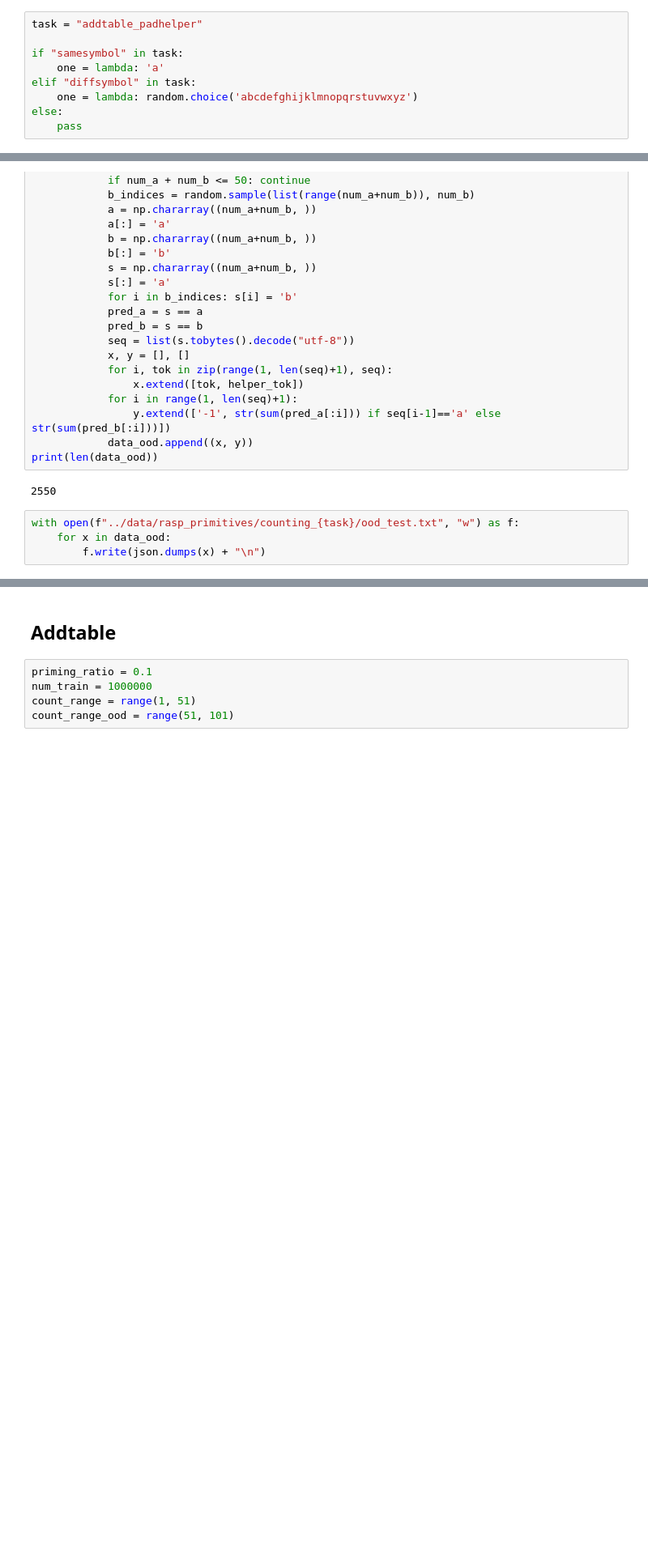
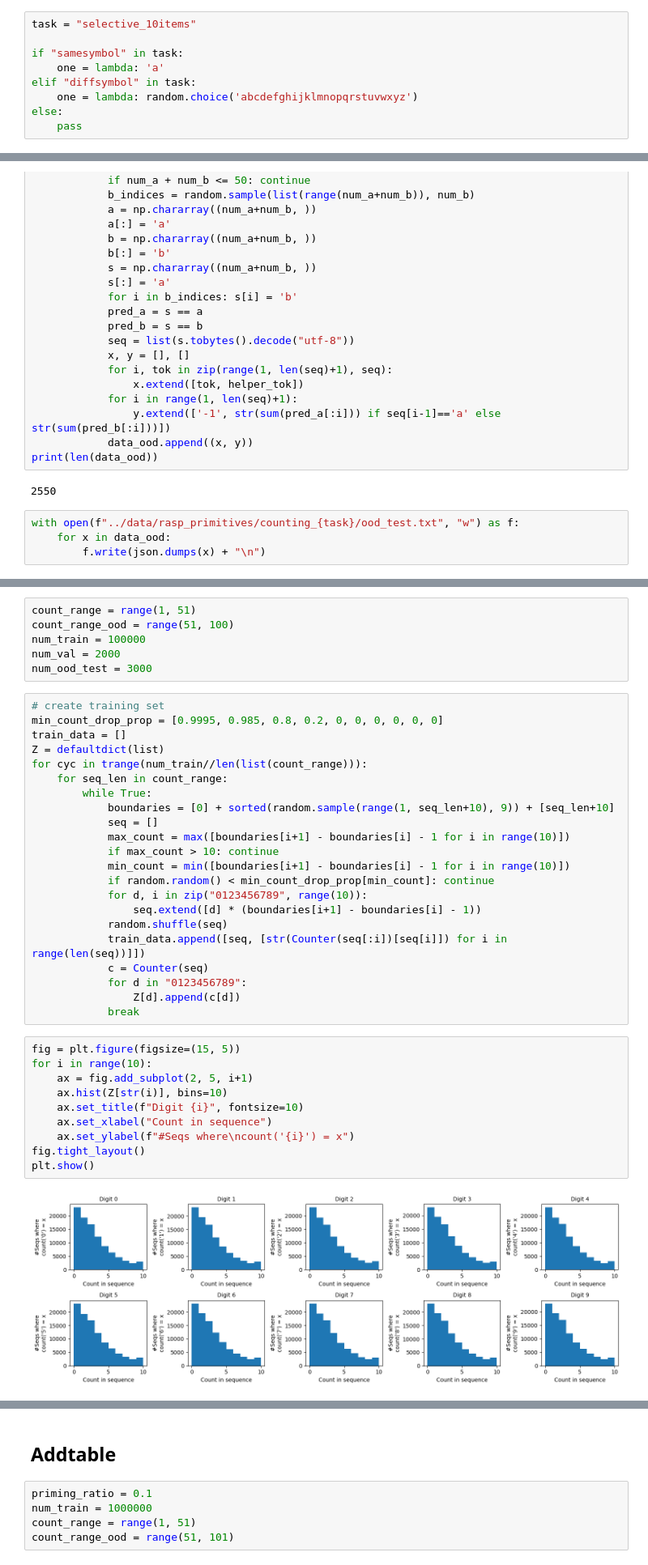
Before and after one commit to zdxdsw/inductive_counting_with_LMs, a Jupyter notebook: notebooks/counting.ipynb, the cells around one changed output, grey strips where cells are left out. Shown at 81% size. Cells and saved outputs as stored; diff of their text form; blank space fills up the shorter version.

Commit message:
selective_counting_10items notebook

```diff
--- a/notebooks/counting.ipynb
+++ b/notebooks/counting.ipynb
@@ -8,7 +8,7 @@ import matplotlib.pyplot as plt
 import matplotlib
 import pandas as pd
 # %%
-task = "addtable_padhelper"
+task = "selective_10items"
 
 if "samesymbol" in task:
     one = lambda: 'a'
@@ -953,0 +956,40 @@ with open(f"../data/rasp_primitives/counting_{task}/ood_test.txt", "w") as f:
+# %%
+count_range = range(1, 51)
+count_range_ood = range(51, 100)
+num_train = 100000
+num_val = 2000
+num_ood_test = 3000
+# %%
+# create training set
+min_count_drop_prop = [0.9995, 0.985, 0.8, 0.2, 0, 0, 0, 0, 0, 0]
+train_data = []
+Z = defaultdict(list)
+for cyc in trange(num_train//len(list(count_range))):
+    for seq_len in count_range:
+        while True:
+            boundaries = [0] + sorted(random.sample(range(1, seq_len+10), 9)) + [seq_len+10]
+            seq = []
+            max_count = max([boundaries[i+1] - boundaries[i] - 1 for i in range(10)])
+            if max_count > 10: continue
+            min_count = min([boundaries[i+1] - boundaries[i] - 1 for i in range(10)])
+            if random.random() < min_count_drop_prop[min_count]: continue
+            for d, i in zip("0123456789", range(10)):
+                seq.extend([d] * (boundaries[i+1] - boundaries[i] - 1))
+            random.shuffle(seq)
+            train_data.append([seq, [str(Counter(seq[:i])[seq[i]]) for i in range(len(seq))]])
+            c = Counter(seq)
+            for d in "0123456789":
+                Z[d].append(c[d])
+            break
+# %%
+fig = plt.figure(figsize=(15, 5))
+for i in range(10):
+    ax = fig.add_subplot(2, 5, i+1)
+    ax.hist(Z[str(i)], bins=10)
+    ax.set_title(f"Digit {i}", fontsize=10)
+    ax.set_xlabel("Count in sequence")
+    ax.set_ylabel(f"#Seqs where\ncount('{i}') = x")
+fig.tight_layout()
+plt.show()
+# %% [output]
+[figure, added]
```
Also changed, not shown: parts of 7 cells of this notebook, 6 other files.
